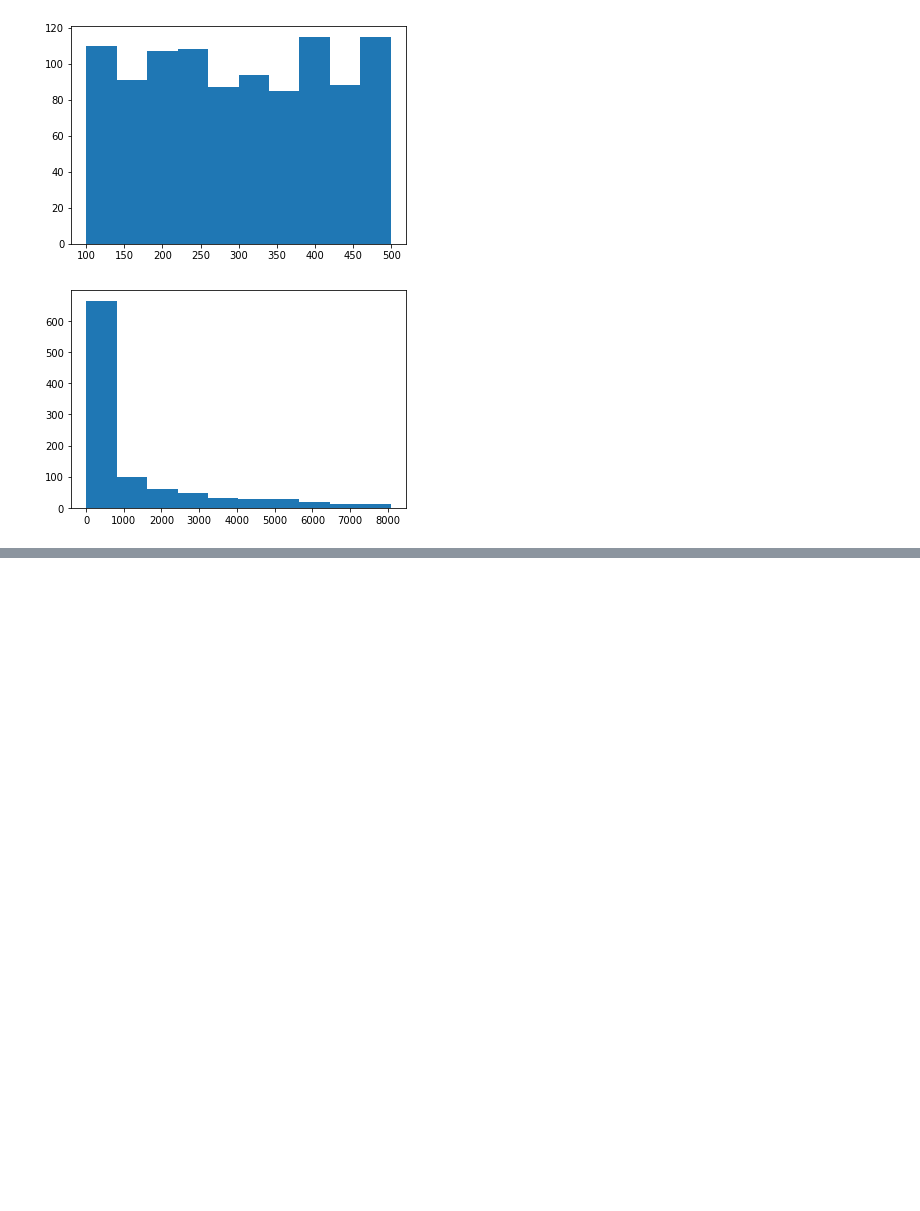
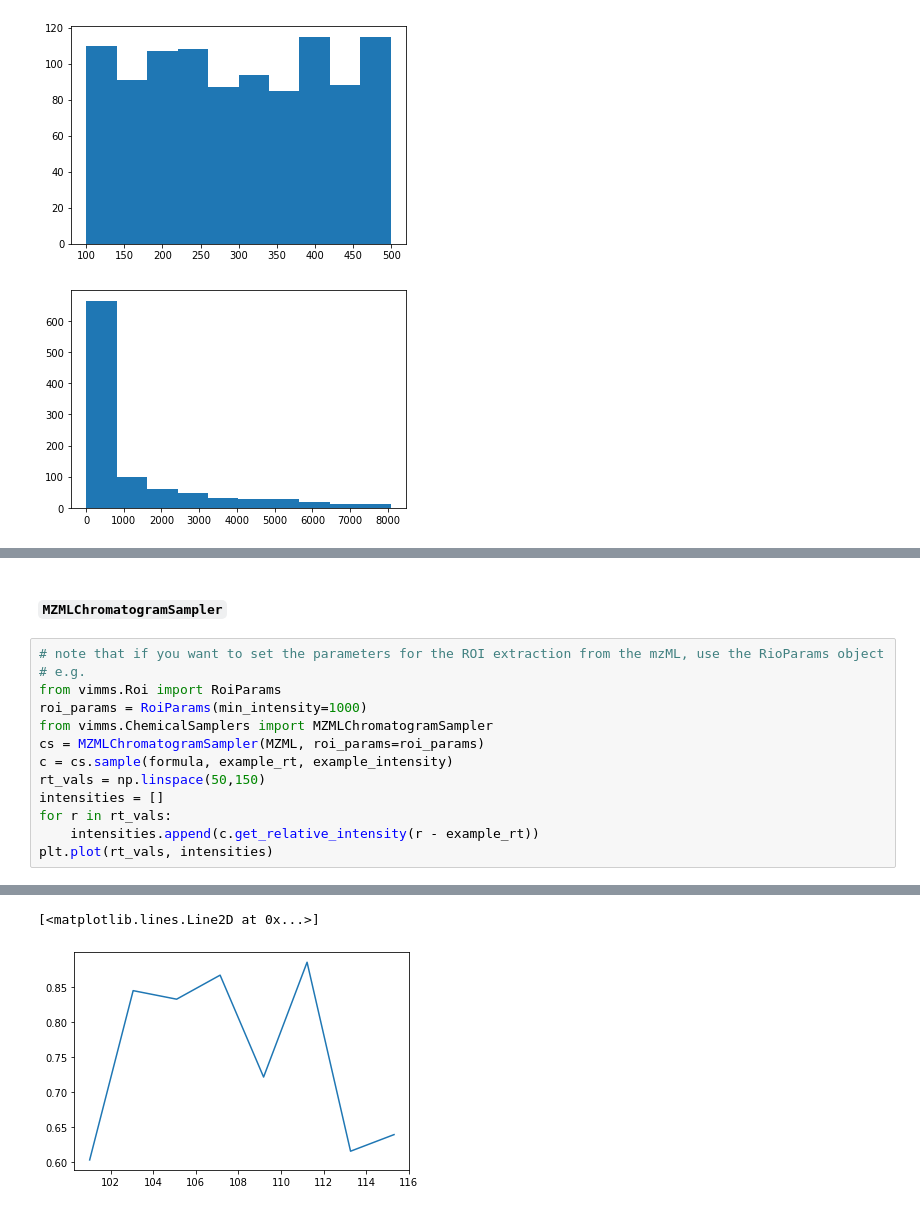
Before and after one commit to glasgowcompbio/vimms, a Jupyter notebook: demo/01. Data/04. Generating Sets of Chemicals with the ChemicalMixtureCreator class.ipynb, the cells around one changed output, grey strips where cells are left out. Saved outputs shown, nothing was run; the diff lists cells and outputs as text; blank space fills up the shorter version.

```diff
--- a/demo/01. Data/04. Generating Sets of Chemicals with the ChemicalMixtureCreator class.ipynb
+++ b/demo/01. Data/04. Generating Sets of Chemicals with the ChemicalMixtureCreator class.ipynb
@@ -117,0 +194,16 @@ plt.hist(intensity_list)
+# %% [markdown]
+#### `MZMLChromatogramSampler`
+# %%
+# note that if you want to set the parameters for the ROI extraction from the mzML, use the RioParams object
+# e.g.
+from vimms.Roi import RoiParams
+roi_params = RoiParams(min_intensity=1000)
+from vimms.ChemicalSamplers import MZMLChromatogramSampler
+cs = MZMLChromatogramSampler(MZML, roi_params=roi_params)
+c = cs.sample(formula, example_rt, example_intensity)
+rt_vals = np.linspace(50,150)
+intensities = []
+for r in rt_vals:
+    intensities.append(c.get_relative_intensity(r - example_rt))
+plt.plot(rt_vals, intensities)
+# %% [output]
@@ -117,0 +211,2 @@ plt.hist(intensity_list)
+[<matplotlib.lines.Line2D at 0x...>]
+[figure, added]
```
Also changed, not shown: parts of 28 cells of this notebook.
